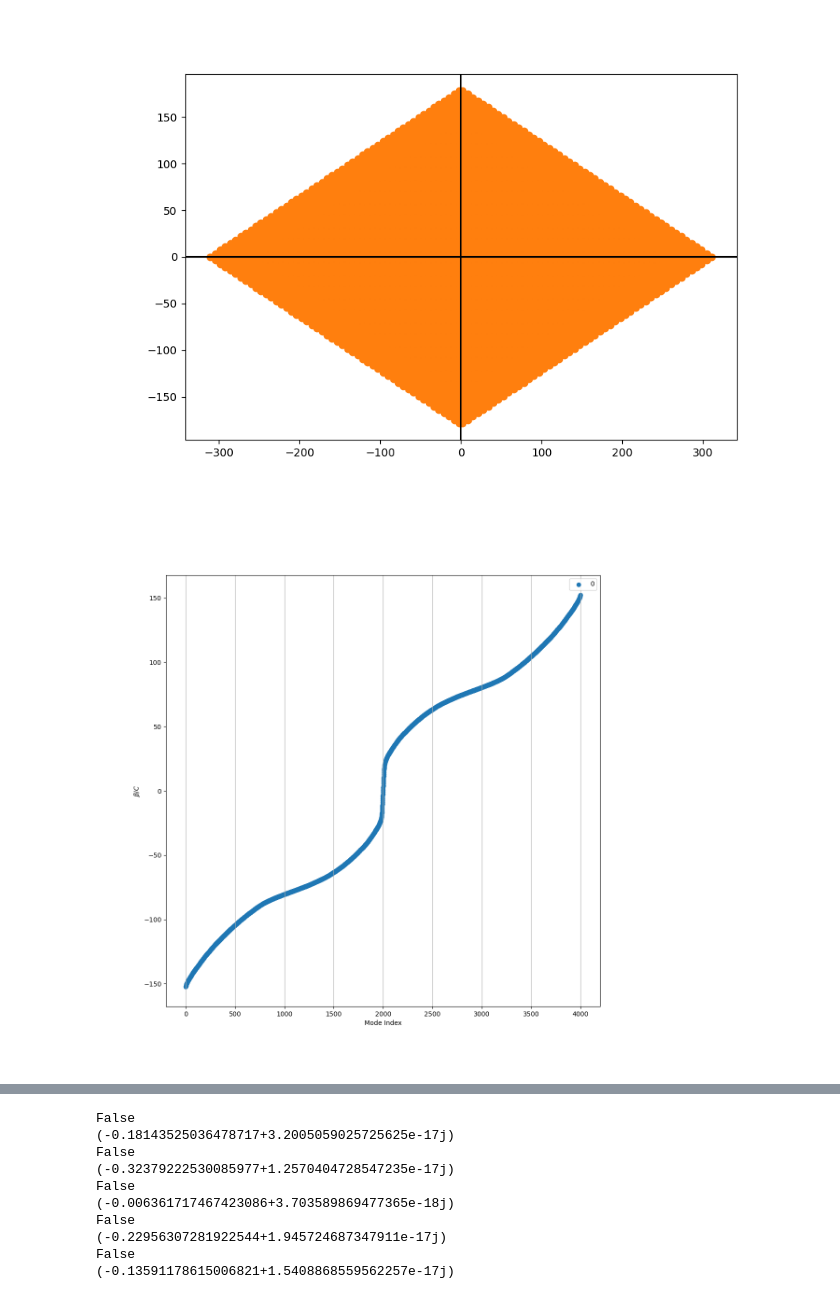
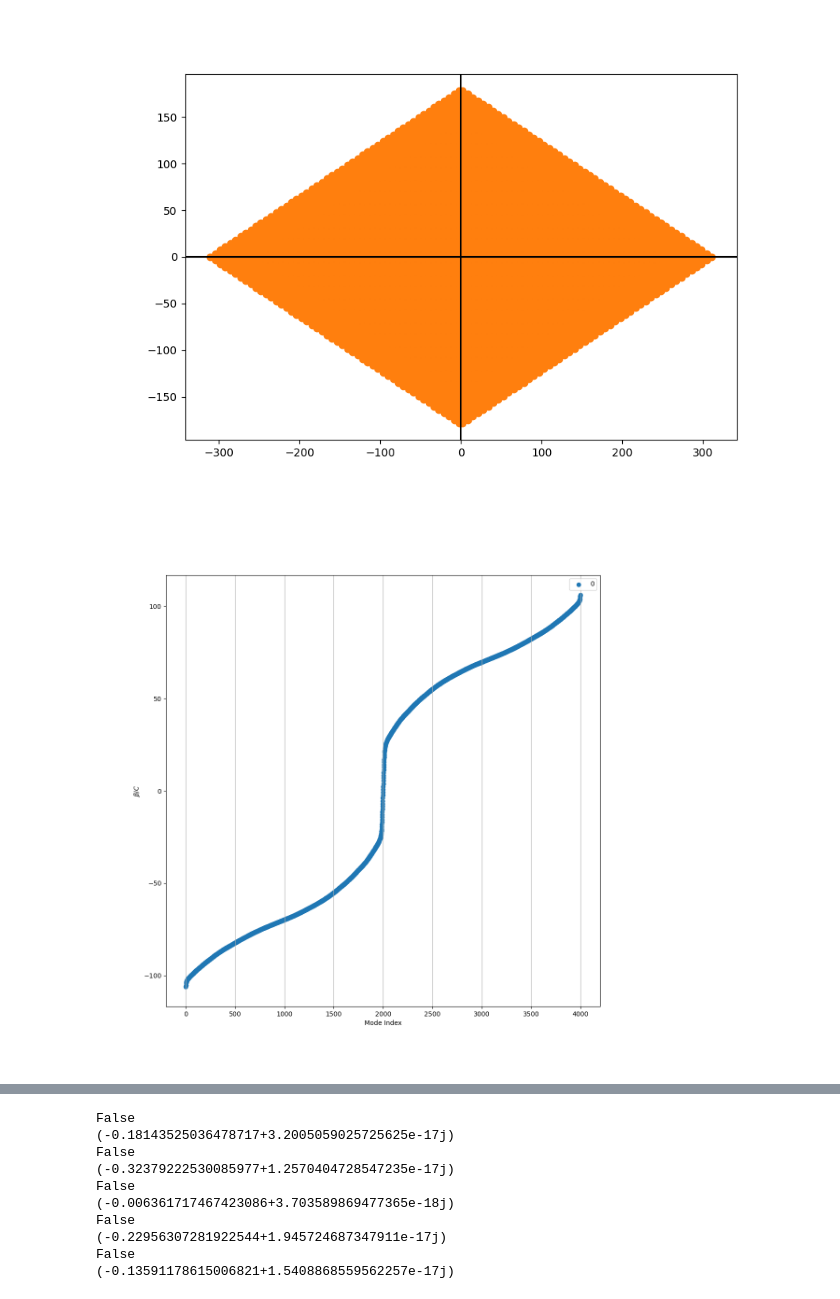
Before and after one commit to NRobertsF91W/PhD-Jupyter-Notebooks, a Jupyter notebook: twisted honeycomb numerical analysis chern number.ipynb, the cells around one changed output, grey strips where cells are left out. Saved outputs shown, nothing was run; the diff lists cells and outputs as text; code cells hidden in the pictures.

Commit message:
Haldane model and real space calc working

```diff
--- a/twisted honeycomb numerical analysis chern number.ipynb
+++ b/twisted honeycomb numerical analysis chern number.ipynb
@@ -460,10 +485,10 @@ plt.show()
 # %%
 # haldane_vals, haldane_vecs = find_eigvalues_haldane(b_10_list, 4.2, 50, 0, 0.0, with_onsite=False)
 # haldane_vals_2, haldane_vecs = find_eigvalues_haldane(b_10_list, 4.2, 50, 8, 0.0, with_onsite=False)
 # haldane_vals_3, haldane_vecs = find_eigvalues_haldane(b_10_list, 4.2, 50, 16, 0.0, with_onsite=False)
-haldane_vals_4, haldane_vecs = find_eigvalues_haldane(b_10_list, 4.2, 30, 30, 0.0)
-plot_betas([haldane_vals_4], 10, ['0', '8', '16' ,'24'])
+haldane_vals_4, haldane_vecs = find_eigvalues_haldane(b_10_list, 4.2, 30, 20, 0.0)
+plot_betas([haldane_vals_4], 30, ['0', '8', '16' ,'24'])
 # print(b_10_list)
 # %% [output]
-[figure, old version]
+[figure, new version]
 # %%
```
Also changed, not shown: parts of 6 cells of this notebook.
